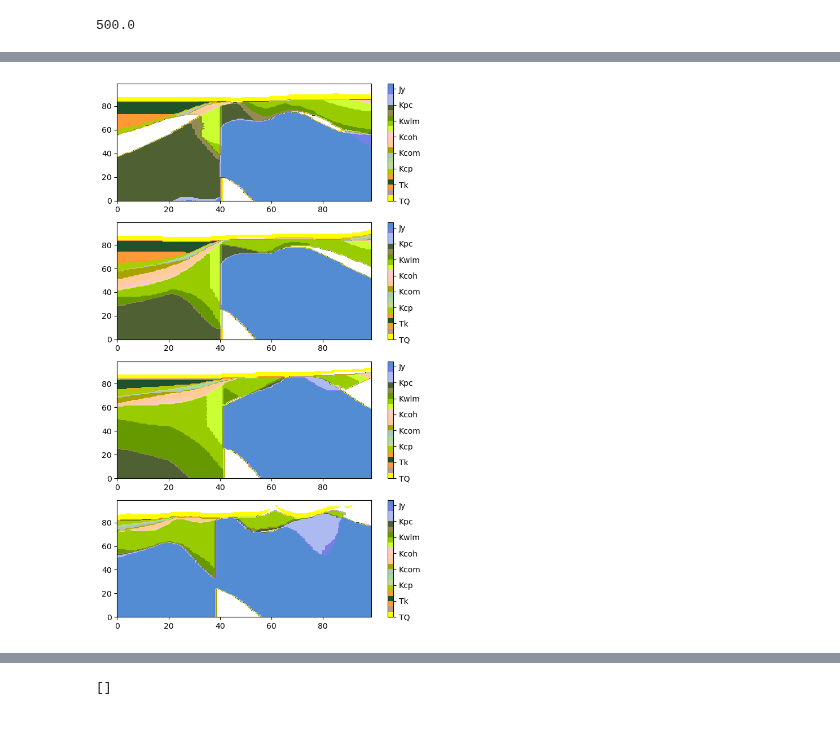
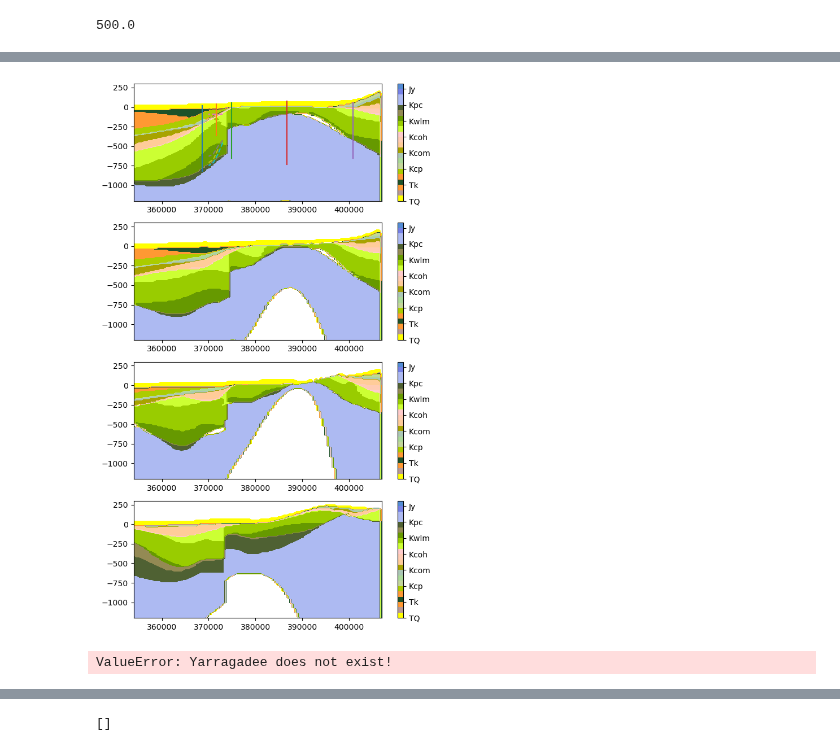
Before and after one commit to malvina-chmielarski/Otorowiri, a Jupyter notebook: scripts/badaminna_geo.ipynb, the cells around one changed output, grey strips where cells are left out. Cells and saved outputs as stored; diff of their text form; code cells hidden in the pictures.

```diff
--- a/scripts/badaminna_geo.ipynb
+++ b/scripts/badaminna_geo.ipynb
@@ -374,8 +482,8 @@ data.columns = [
 #### Fault stuff
 # %%
 # The Bado
-fx = [374540,374000,374700,374750,373000,373902]
-fy = [6502303,6515000,6520000,6525000,6530000,6540000]
+fx = [374540,374540,374000,374700,374750,373500,374000,374000]
+fy = [6490000,6502303,6515000,6520000,6525000,6530000,6545000,6550000]
 
 fx1, fx2 = 373786, 373439
 fy1, fy2 = 6528191, 6517059
@@ -384,13 +492,13 @@ fz = -800  # [-200,-500]
 fault_azimuth = 90 - np.rad2deg(np.arctan(np.abs(fy2 - fy1) / np.abs(fx2 - fx1)))
 fault_center = [fx1 + (fx2 - fx1) / 2, fy1 + (fy2 - fy1) / 2, fz]
 fault_max_disp = 500.0  # 200?
-fault_slip_vector = [0, 0, 1]
+fault_slip_vector = [0, 0, -1]
 major_axis = (
     100000  # np.sqrt((fx2 - fx1)**2 + (fy2 - fy1)**2)/2 # fault_extent - along fault
 )
 minor_axis = 100000  # Fault_influence - orthogonal to fault
 intermediate_axis = 0  # fault_vertical_radius
-strike, dip = fault_azimuth, 270
+strike, dip = fault_azimuth, 296
 
 # Make cloud of points along fault plane
 '''nh = 50  # points  in x/y plane
@@ -406,6 +514,8 @@ y_array.append(fy2)'''
 
 
 '''z_array = np.arange(-1000, 0, 50)'''
+
+from LoopStructural.utils import strikedip2vector as strike_dip_vector
 x = []
 y = []
 z = []
@@ -420,9 +530,9 @@ for ff in range (len(fx) - 1):
     nx1, ny1, nz1 = strike_dip_vector([strike], [dip])[0]
     for i in range (50):
         for k in range(20):
-            x.append(fx[ff] + (fx[ff+1]-fx[ff])/49*float(i))
+            x.append(fx[ff] + (fx[ff+1]-fx[ff])/49*float(i)-k*25.)
             y.append(fy[ff] + (fy[ff+1]-fy[ff])/49*float(i))
-            z.append(-1200/49. * float(k) )
+            z.append(-200-1000/19.* float(k) )
             nx.append(nx1)
             ny.append(ny1)
             nz.append(nz1)
@@ -433,7 +543,7 @@ for ff in range (len(fx) - 1):
 
 #nv = len(z_array)  # points in z plane
 
-from LoopStructural.utils import strikedip2vector as strike_dip_vector
+
 
 #nx, ny, nz = strike_dip_vector([strike], [dip])[0]
 #print(nx, ny, nz)
@@ -793,8 +961,8 @@ stratigraphic_column["Parmelia"] = {}
 stratigraphic_column["Yarragadee"] = {}
 
 tops = [0,2,6,7,8,11,14,17,19,20,22]
-bots = [1,5,6,7,10,13,16,18,19,21,22]
-for i in range(1, len(strat) - 1, 1):
+bots = [5,6,7,10,13,16,18,21,22]
+for i in range(0, len(strat) - 1, 1):
     if i in tops:
         maxval = np.inf
     else:
@@ -841,10 +1009,10 @@ fault_max_disp
 500.0
 # %%
 y_transects = [
-    6505000,
-    6515000,
-    6525000,
-    6532000,
+    6517000,
+    6522790,
+    6527971,
+    6540939,
 ]
 
 delx, delz = 100, 100
@@ -893,10 +1061,24 @@ for i in range(4):
     #     10,
     # )
     plt.contourf(
-        V_strat_column[i],
+        xx,zz,V_strat_column[i],
         [0, 1, 2, 3, 4, 5, 6, 7, 8, 9, 10, 11, 12, 13, 14, 15, 16, 17, 18, 19, 20, 21,22],
         colors=strat["color"][1:],
     )
+    if i == 0:
+        plt.plot([368581,368581],[16,16-838])
+        plt.plot([371647,371647],[39,39-405])
+        plt.plot([374909,374909],[54,54-708])
+        plt.plot([386758,386758],[75,75-810])
+        plt.plot([400874,400874],[54,54-708])
+        plt.plot([373000,372000,371000,370000],[-20,-25,-25,-25],'--')
+        plt.plot([373000,372000,371000,370000],[-90,-90,-90,-90],'--')
+        plt.plot([373000,372000,371000,370000],[-425,-500,-600,-630],'--')
+        plt.plot([372000,371000,370000],[-540,-670,-710],'--')
+        plt.plot([373000,372000,371000,370000],[-455,-600,-710,-750],'--')
+        """plt.xlim(400000,401000)
+        plt.ylim(-1200,80)"""
+
     cbar = plt.colorbar()
     cbar.ax.set_yticklabels(lithcodes[1:])
     # plt.title("Y = " + str(y_transects[i]) + " Strat Column")
@@ -953 +1143,10 @@ plt.tight_layout()
-[figure, old version]
+[figure, new version]
+# %%
+test = geomodel_strat_column.evaluate_feature_value(
+         "Yarragadee", np.array([xx.flatten(), yy.flatten(), zz.flatten()]).T
+     ).reshape(np.shape(xx))
+
+plt.imshow(test,origin = 'lower', extent = [x[0],x[-1],z[0],z[-1]])
+plt.colorbar()
+# %% [output]
+ValueError: Yarragadee does not exist!
```
Also changed, not shown: parts of 21 cells of this notebook, 19 other files.
